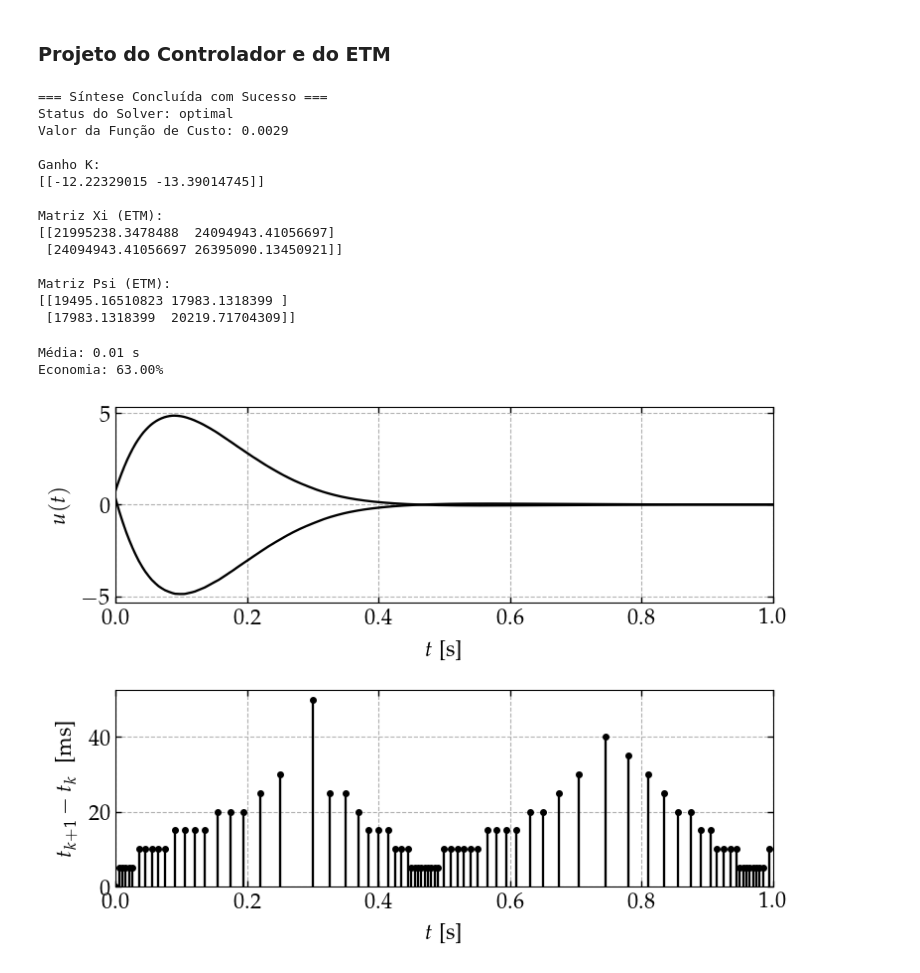
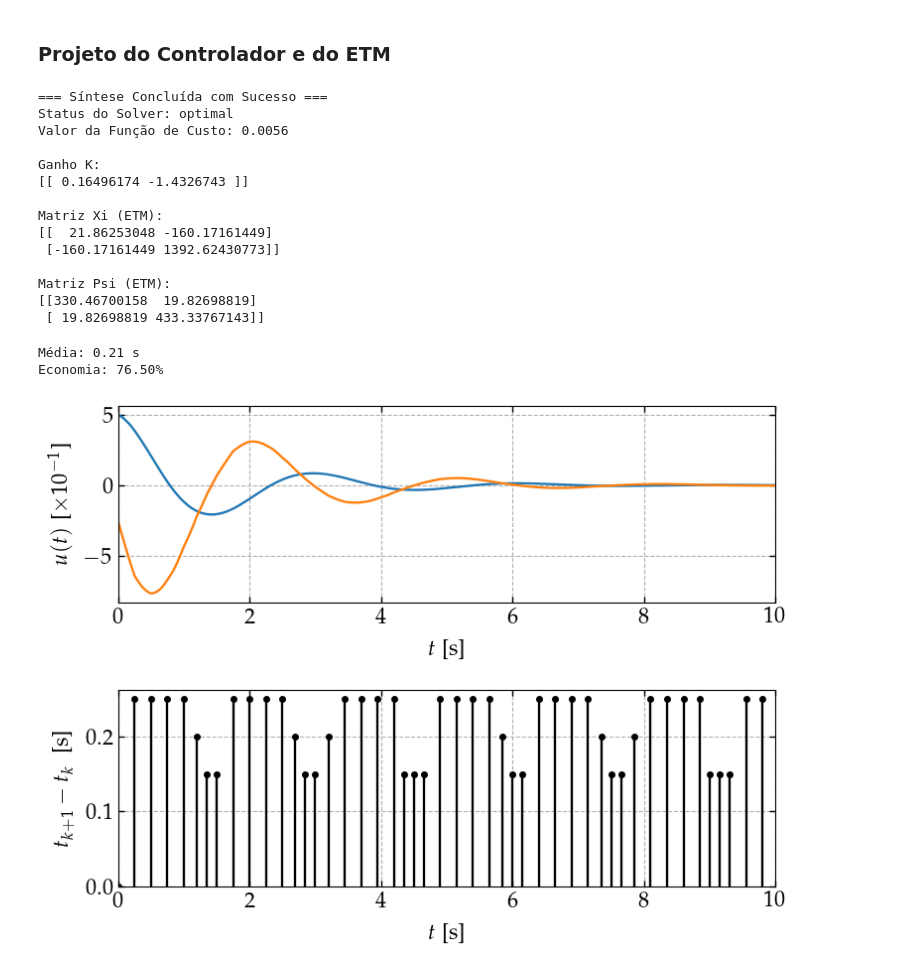
Before and after one commit to andel-vitorio/event-based-control, a Jupyter notebook: PETC for LIT Systems/09 - Order and Caos Analysis - SETM.ipynb, the cells around one changed output. Saved outputs shown, nothing was run; the diff lists cells and outputs as text; code cells hidden in the pictures.

```diff
--- a/PETC for LIT Systems/09 - Order and Caos Analysis - SETM.ipynb
+++ b/PETC for LIT Systems/09 - Order and Caos Analysis - SETM.ipynb
@@ -189,7 +189,7 @@ B = plant.evaluate_matrices(None, None, None)['B']
 
 h = exp_data["design_params"]['h']
 iet_max = exp_data["design_params"]['iet_max']
-υ = 1e-1
+υ = 1e-3
 α = 0.5
 result = run_problem_solving(h=h, υ=υ, α=α)
 
@@ -217,50 +217,49 @@ else:
 # %% [output]
 === Síntese Concluída com Sucesso ===
 Status do Solver: optimal
-Valor da Função de Custo: 0.0029
+Valor da Função de Custo: 0.0056
 
 Ganho K:
-[[-12.22329015 -13.39014745]]
+[[ 0.16496174 -1.4326743 ]]
 
 Matriz Xi (ETM):
-[[21995238.3478488  24094943.41056697]
- [24094943.41056697 26395090.13450921]]
+[[  21.86253048 -160.17161449]
+ [-160.17161449 1392.62430773]]
 
 Matriz Psi (ETM):
-[[19495.16510823 17983.1318399 ]
- [17983.1318399  20219.71704309]]
+[[330.46700158  19.82698819]
+ [ 19.82698819 433.33767143]]
 # %%
-x0 = [0.3, 0.8]
+x0 = [0.5, -0.25]
 y, t, u, events = closed_loop_setm(x0, EXPERIMENT_FILE, result)
 # %%
 mosaic = [['y'], ['iet']]
 fig, axs = plt.subplot_mosaic(mosaic, figsize=(8, 6))
 
 inter_event_times = nm.compute_deltas(events)
 ks_iet = np.round(np.array(inter_event_times) / h).astype(int).tolist()
 
 simulation_time = exp_data["duration"]
 sampling_time = exp_data["design_params"]['h']
 n_samples = simulation_time / sampling_time
 saving = 100.0 * (1.0 - len(events) / (n_samples))
 print("Média:", f"{(sum(inter_event_times) / len(inter_event_times)):.2f} s")
 print("Economia:", f"{saving:.2f}%")
 
 for i in range(plant.nu):
   gph.plot(
       axs['y'], t, y, xlabel='$t$', x_unit='s', x_use_prefixes=True,
-      ylabel=r'$u(t)$', y_pad=(0.05, 0.05),
-      cfg={**cfg, 'style': {'color': "black", "linestyle": ["-"], }},)
+      ylabel=r'$u(t)$', y_pad=(0.05, 0.05),)
 
 gph.stem(
     axs['iet'], events, inter_event_times,
     reuse_previous=False, y_pad=(0.0, 0.05), x_use_prefixes=True,
     xlabel='$t$', x_unit='s', x_range=(0.0, t[-1]),
     ylabel='$t_{k+1} - t_k\\;$', y_unit='s', y_use_prefixes=True,
     cfg={**cfg, 'limits': {'x_min': 0, 'x_max': t[-1]}})
 
 plt.tight_layout(pad=2.)
 # %% [output]
-Média: 0.01 s
-Economia: 63.00%
+Média: 0.21 s
+Economia: 76.50%
-[figure, old version]
+[figure, new version]
```
Also changed, not shown: parts of 1 cell of this notebook, 6 other files.
